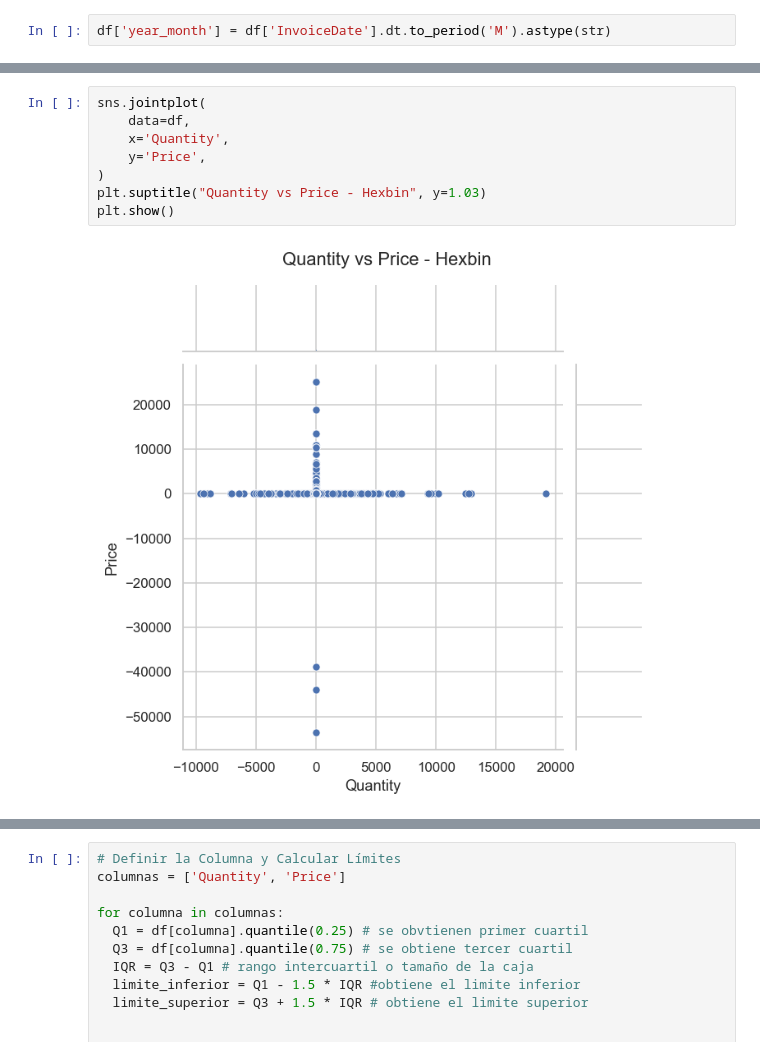
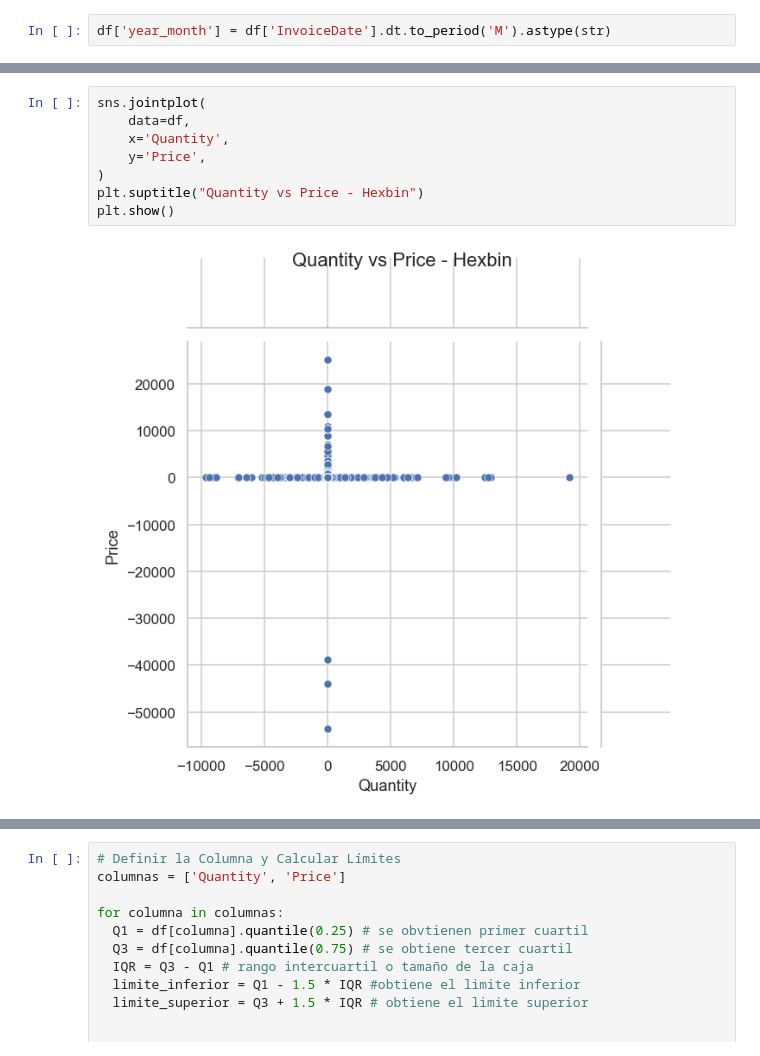
Before and after one commit to DaLeedev/CLTV_PROJECT, a Jupyter notebook: notebooks/01_Exploracion Inicial.ipynb, the cells around one changed output, grey strips where cells are left out. Drawn from its saved outputs; the diff is of its cells as text.

```diff
--- a/notebooks/01_Exploracion Inicial.ipynb
+++ b/notebooks/01_Exploracion Inicial.ipynb
@@ -237,10 +251,10 @@ plt.show()
 # %%
 sns.jointplot(
     data=df,
     x='Quantity',
     y='Price',
 )
-plt.suptitle("Quantity vs Price - Hexbin", y=1.03)
+plt.suptitle("Quantity vs Price - Hexbin")
 plt.show()
 # %% [output]
-[figure, old version]
+[figure, new version]
```
Also changed, not shown: parts of 8 cells of this notebook.
